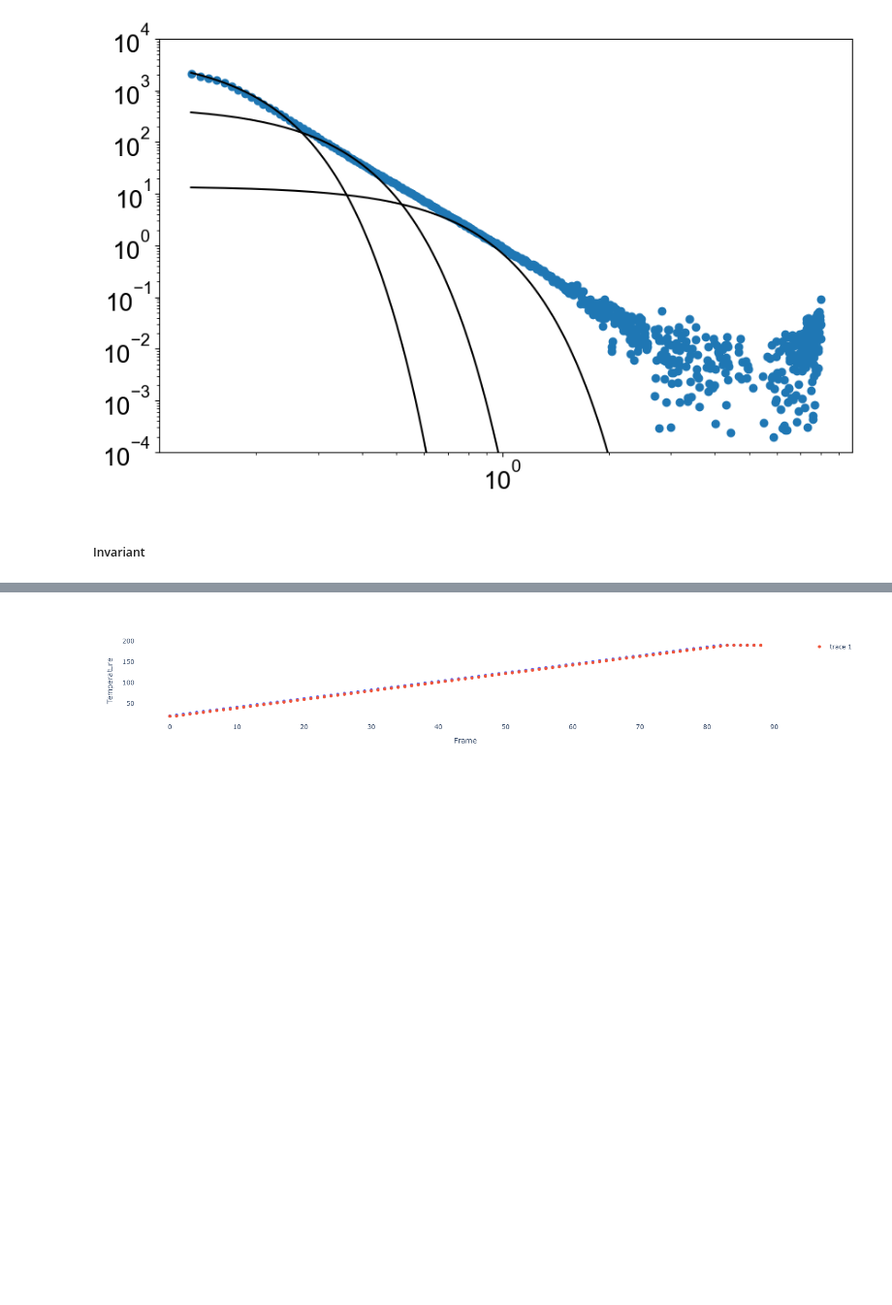
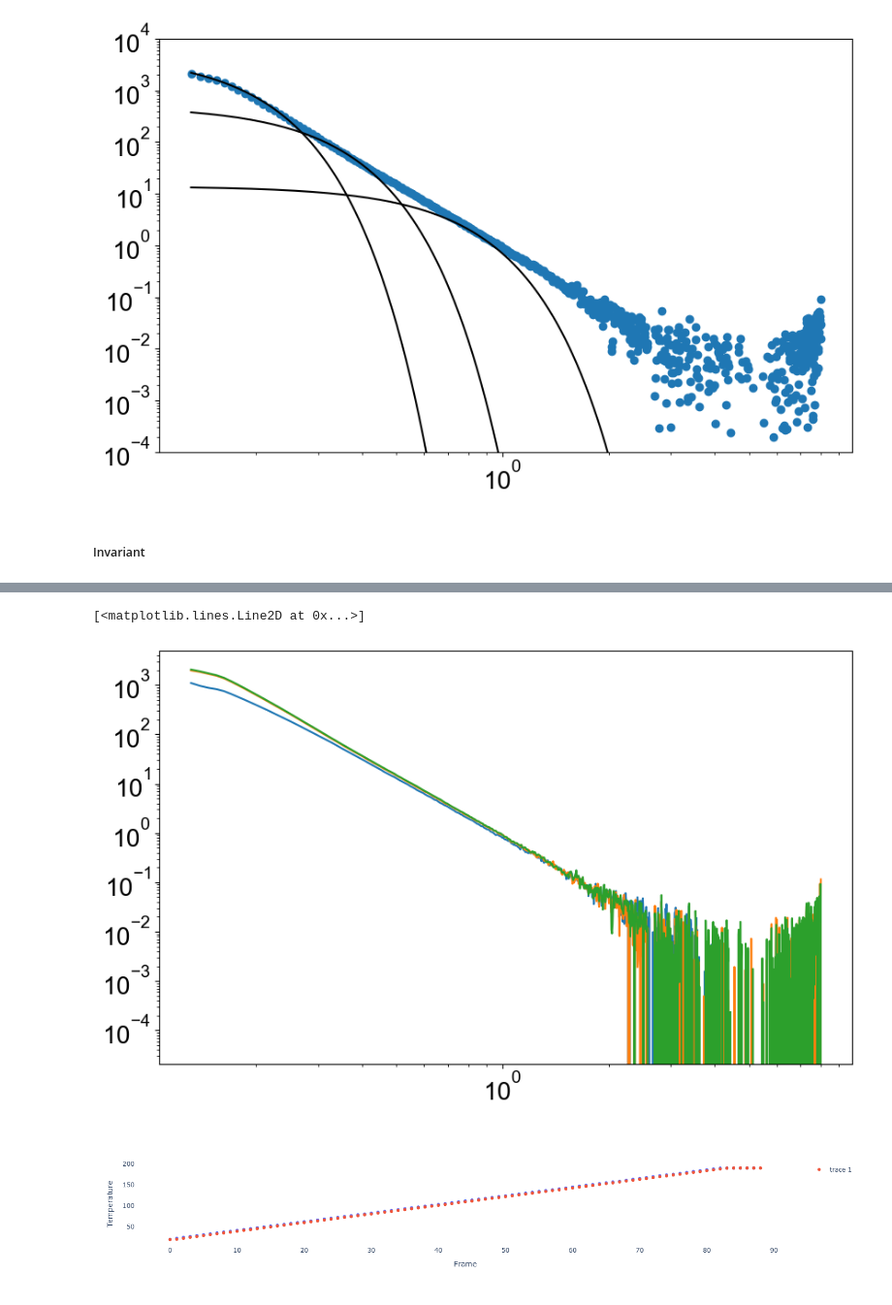
Before and after one commit to Akmalumarov/X_Ray_Scattering_Analysis, a Jupyter notebook: projects/Nanoparticles/Cu_Nps_Anokhin/Cu_NPs_clean.ipynb, the cells around one changed output, grey strips where cells are left out. Shown at 97% size. Drawn from its saved outputs; the diff is of its cells as text; code cells hidden in the pictures; blank space fills up the shorter version.

```diff
--- a/projects/Nanoparticles/Cu_Nps_Anokhin/Cu_NPs_clean.ipynb
+++ b/projects/Nanoparticles/Cu_Nps_Anokhin/Cu_NPs_clean.ipynb
@@ -190,0 +228,10 @@ plt.semilogy()
+# %%
+plt.semilogx()
+plt.semilogy()
+
+plt.plot(q, I_SAXS_05_iso[0] - I_SAXS_05_heat[45])
+plt.plot(q, I_SAXS_05_iso[50]- I_SAXS_05_heat[45])
+plt.plot(q, I_SAXS_05_iso[-1]- I_SAXS_05_heat[45])
+# %% [output]
+[<matplotlib.lines.Line2D at 0x...>]
+[figure, added]
```
Also changed, not shown: parts of 15 cells of this notebook, 6 other files.
